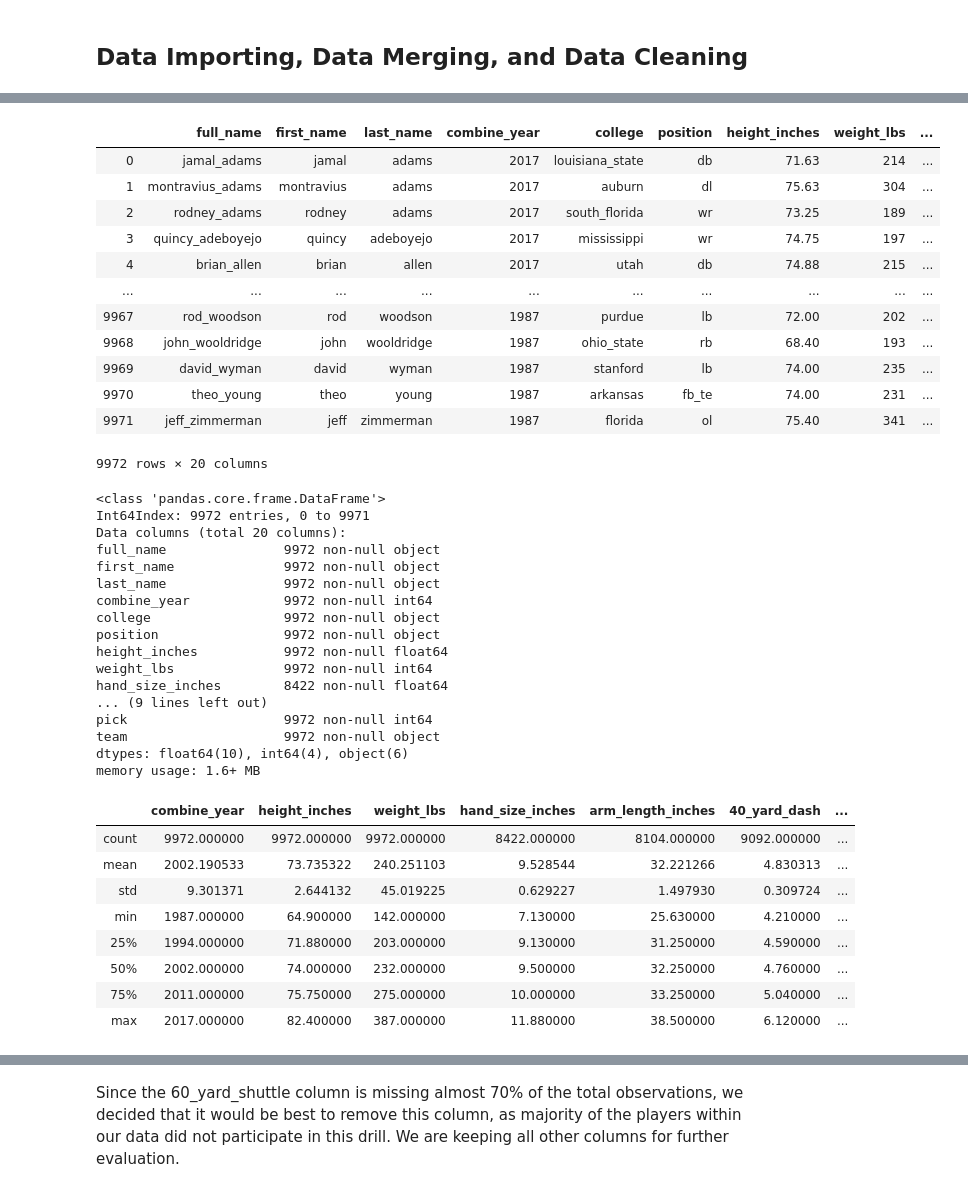
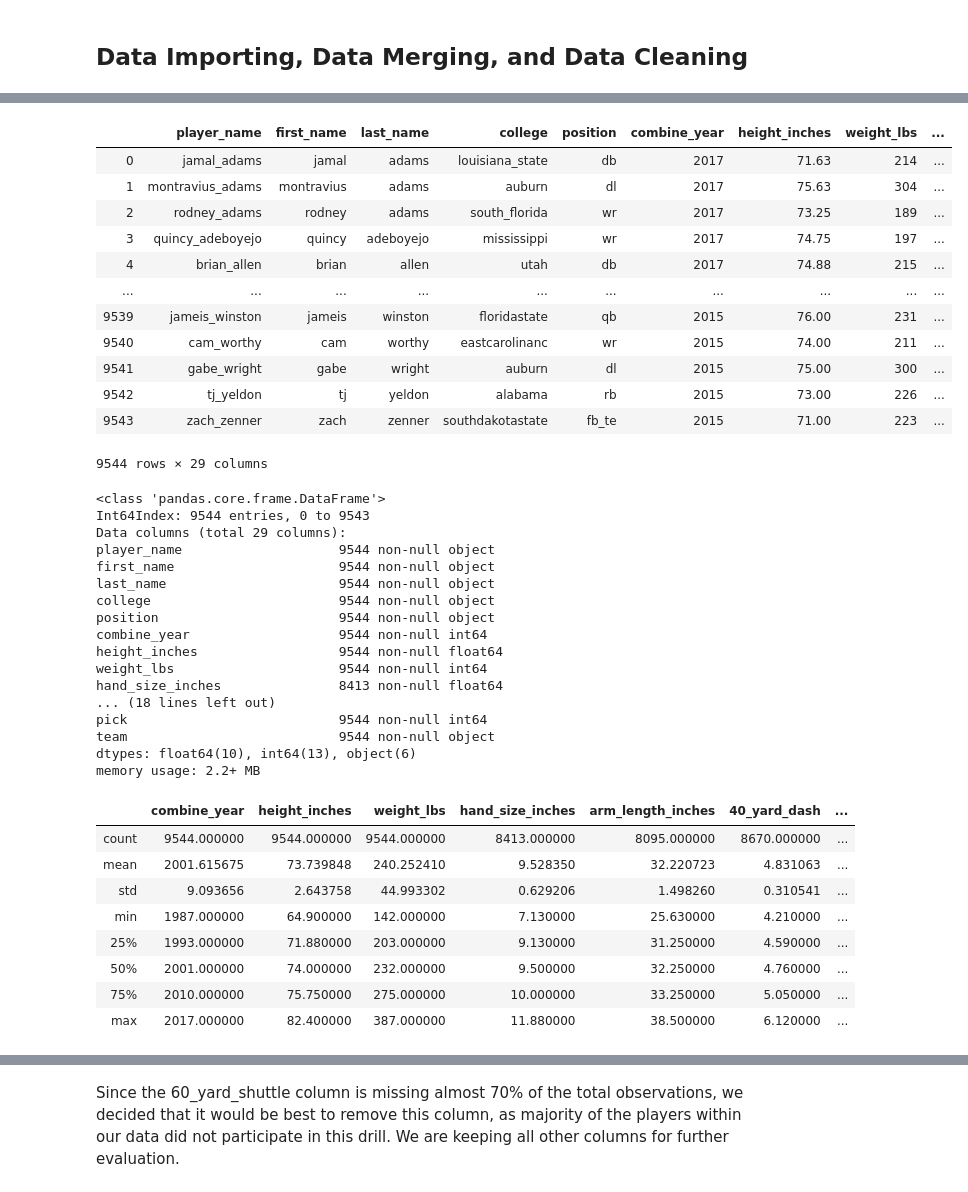
Before and after one commit to michaelpallante/nfl_combine_classification_modeling, a Jupyter notebook: notebooks/nfl_combine_eda.ipynb, the cells around one changed output, grey strips where cells are left out. Drawn from its saved outputs; the diff is of its cells as text; code cells hidden in the pictures.

```diff
--- a/notebooks/nfl_combine_eda.ipynb
+++ b/notebooks/nfl_combine_eda.ipynb
@@ -22,7 +22,7 @@ The dataset that was analyzed for this study contains 9,972 observations of NFL
 ## Data Importing, Data Merging, and Data Cleaning
 # %%
 # import NFL Combine and NFL Draft data
-nfl_combine_df = pd.read_csv('../data/nfl_combine_data.csv')
+nfl_combine_df = pd.read_csv('../data/nfl_combine_cleaned.csv')
 nfl_draft_df = pd.read_csv('../data/nfl_draft_data.csv')
 
 # quick overview of the NFL Combine dataset
@@ -60,68 +60,69 @@ nfl_draft_df
 8179 rows × 7 columns
 # %%
 # merge the NFL Combine and NFL Draft datasets with an outer join so that all values and rows are retained
-nfl_merged_df = pd.merge(nfl_combine_df, nfl_draft_df, how = 'left', on = ['full_name', 'last_name', 'first_name', 'combine_year'])
+nfl_merged_df = pd.merge(nfl_combine_df, nfl_draft_df, how = 'left', on = ['player_name', 'last_name',
+                                                                                'first_name', 'combine_year'])
 
 # impute round and pick values to reflect undrafted players. round '13' means undrafted (draft lasts only 12 rounds)
 # and pick '337' means undrafted (only 336 players get drafted). 'udfa' means no team drafted the players, therefore
 # making them undrafted free agents (udfa).
 nfl_merged_df['round'].fillna('13', inplace=True)
 nfl_merged_df['pick'].fillna('337', inplace=True)
 nfl_merged_df['team'].fillna('udfa', inplace=True)
 
 # change round and pick variables to integer values
 nfl_merged_df['round'] = nfl_merged_df['round'].astype(int)
 nfl_merged_df['pick'] = nfl_merged_df['pick'].astype(int)
 
 # quick overview of nfl_df dataset
 nfl_merged_df
 # %% [output]
-|  | full_name | first_name | last_name | combine_year | college | position | height_inches | weight_lbs | ... |
-| 0 | jamal_adams | jamal | adams | 2017 | louisiana_state | db | 71.63 | 214 | ... |
-| 1 | montravius_adams | montravius | adams | 2017 | auburn | dl | 75.63 | 304 | ... |
-| 2 | rodney_adams | rodney | adams | 2017 | south_florida | wr | 73.25 | 189 | ... |
-| 3 | quincy_adeboyejo | quincy | adeboyejo | 2017 | mississippi | wr | 74.75 | 197 | ... |
-| 4 | brian_allen | brian | allen | 2017 | utah | db | 74.88 | 215 | ... |
+|  | player_name | first_name | last_name | college | position | combine_year | height_inches | weight_lbs | ... |
+| 0 | jamal_adams | jamal | adams | louisiana_state | db | 2017 | 71.63 | 214 | ... |
+| 1 | montravius_adams | montravius | adams | auburn | dl | 2017 | 75.63 | 304 | ... |
+| 2 | rodney_adams | rodney | adams | south_florida | wr | 2017 | 73.25 | 189 | ... |
+| 3 | quincy_adeboyejo | quincy | adeboyejo | mississippi | wr | 2017 | 74.75 | 197 | ... |
+| 4 | brian_allen | brian | allen | utah | db | 2017 | 74.88 | 215 | ... |
 | ... | ... | ... | ... | ... | ... | ... | ... | ... | ... |
-| 9967 | rod_woodson | rod | woodson | 1987 | purdue | lb | 72.00 | 202 | ... |
-| 9968 | john_wooldridge | john | wooldridge | 1987 | ohio_state | rb | 68.40 | 193 | ... |
-| 9969 | david_wyman | david | wyman | 1987 | stanford | lb | 74.00 | 235 | ... |
-| 9970 | theo_young | theo | young | 1987 | arkansas | fb_te | 74.00 | 231 | ... |
-| 9971 | jeff_zimmerman | jeff | zimmerman | 1987 | florida | ol | 75.40 | 341 | ... |
+| 9539 | jameis_winston | jameis | winston | floridastate | qb | 2015 | 76.00 | 231 | ... |
+| 9540 | cam_worthy | cam | worthy | eastcarolinanc | wr | 2015 | 74.00 | 211 | ... |
+| 9541 | gabe_wright | gabe | wright | auburn | dl | 2015 | 75.00 | 300 | ... |
+| 9542 | tj_yeldon | tj | yeldon | alabama | rb | 2015 | 73.00 | 226 | ... |
+| 9543 | zach_zenner | zach | zenner | southdakotastate | fb_te | 2015 | 71.00 | 223 | ... |
-9972 rows × 20 columns
+9544 rows × 29 columns
 # %%
 # quick review of the variables in the NFL merged dataset
 nfl_merged_df.info()
 # %% [output]
 <class 'pandas.core.frame.DataFrame'>
-Int64Index: 9972 entries, 0 to 9971
-Data columns (total 20 columns):
-full_name               9972 non-null object
-first_name              9972 non-null object
-last_name               9972 non-null object
-combine_year            9972 non-null int64
-college                 9972 non-null object
-position                9972 non-null object
-height_inches           9972 non-null float64
-weight_lbs              9972 non-null int64
-hand_size_inches        8422 non-null float64
-... (9 lines left out)
-pick                    9972 non-null int64
-team                    9972 non-null object
-dtypes: float64(10), int64(4), object(6)
-memory usage: 1.6+ MB
+Int64Index: 9544 entries, 0 to 9543
+Data columns (total 29 columns):
+player_name                    9544 non-null object
+first_name                     9544 non-null object
+last_name                      9544 non-null object
+college                        9544 non-null object
+position                       9544 non-null object
+combine_year                   9544 non-null int64
+height_inches                  9544 non-null float64
+weight_lbs                     9544 non-null int64
+hand_size_inches               8413 non-null float64
+... (18 lines left out)
+pick                           9544 non-null int64
+team                           9544 non-null object
+dtypes: float64(10), int64(13), object(6)
+memory usage: 2.2+ MB
 # %%
 # quick review of the characteristics of the feature variables in the dataset
 nfl_merged_df.describe()
 # %% [output]
 |  | combine_year | height_inches | weight_lbs | hand_size_inches | arm_length_inches | 40_yard_dash | ... |
-| count | 9972.000000 | 9972.000000 | 9972.000000 | 8422.000000 | 8104.000000 | 9092.000000 | ... |
-| mean | 2002.190533 | 73.735322 | 240.251103 | 9.528544 | 32.221266 | 4.830313 | ... |
-| std | 9.301371 | 2.644132 | 45.019225 | 0.629227 | 1.497930 | 0.309724 | ... |
+| count | 9544.000000 | 9544.000000 | 9544.000000 | 8413.000000 | 8095.000000 | 8670.000000 | ... |
+| mean | 2001.615675 | 73.739848 | 240.252410 | 9.528350 | 32.220723 | 4.831063 | ... |
+| std | 9.093656 | 2.643758 | 44.993302 | 0.629206 | 1.498260 | 0.310541 | ... |
 | min | 1987.000000 | 64.900000 | 142.000000 | 7.130000 | 25.630000 | 4.210000 | ... |
-| 25% | 1994.000000 | 71.880000 | 203.000000 | 9.130000 | 31.250000 | 4.590000 | ... |
-| 50% | 2002.000000 | 74.000000 | 232.000000 | 9.500000 | 32.250000 | 4.760000 | ... |
-| 75% | 2011.000000 | 75.750000 | 275.000000 | 10.000000 | 33.250000 | 5.040000 | ... |
+| 25% | 1993.000000 | 71.880000 | 203.000000 | 9.130000 | 31.250000 | 4.590000 | ... |
+| 50% | 2001.000000 | 74.000000 | 232.000000 | 9.500000 | 32.250000 | 4.760000 | ... |
+| 75% | 2010.000000 | 75.750000 | 275.000000 | 10.000000 | 33.250000 | 5.050000 | ... |
 | max | 2017.000000 | 82.400000 | 387.000000 | 11.880000 | 38.500000 | 6.120000 | ... |
 # %%
 # check the number of missing values in the NFL merged dataset
```
Also changed, not shown: parts of 15 cells of this notebook, 3 other files.
